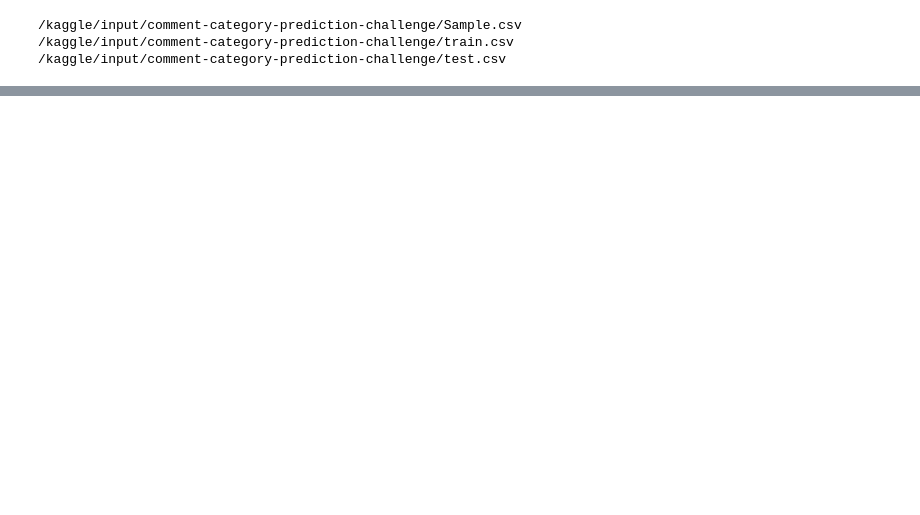
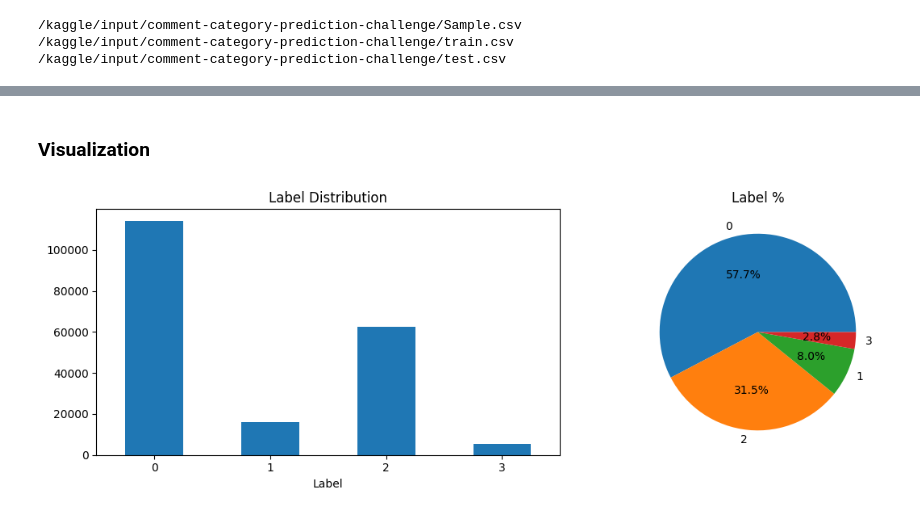
Before and after one commit to akashjhaiitmbs/dlgenaiproject, a Jupyter notebook: notebooks/22f2000701-notebook-t12026.ipynb, the cells around one changed output, grey strips where cells are left out. Saved outputs shown, nothing was run; the diff lists cells and outputs as text; code cells hidden in the pictures; blank space fills up the shorter version.

```diff
--- a/notebooks/22f2000701-notebook-t12026.ipynb
+++ b/notebooks/22f2000701-notebook-t12026.ipynb
@@ -220,0 +115,18 @@ test_preds = np.argmax(test_preds, axis=1)
+# %% [markdown]
+### Visualization
+# %%
+fig, axes = plt.subplots(1, 2, figsize=(12, 4))
+
+train['label'].value_counts().sort_index().plot(kind='bar', ax=axes[0])
+axes[0].set_title('Label Distribution')
+axes[0].set_xlabel('Label')
+axes[0].tick_params(axis='x', rotation=0)
+
+train['label'].value_counts().plot(kind='pie', autopct='%1.1f%%', ax=axes[1])
+axes[1].set_title('Label %')
+axes[1].set_ylabel('')
+
+plt.tight_layout()
+plt.show()
+# %% [output]
+[figure, added]
```
Also changed, not shown: parts of 51 cells of this notebook.
